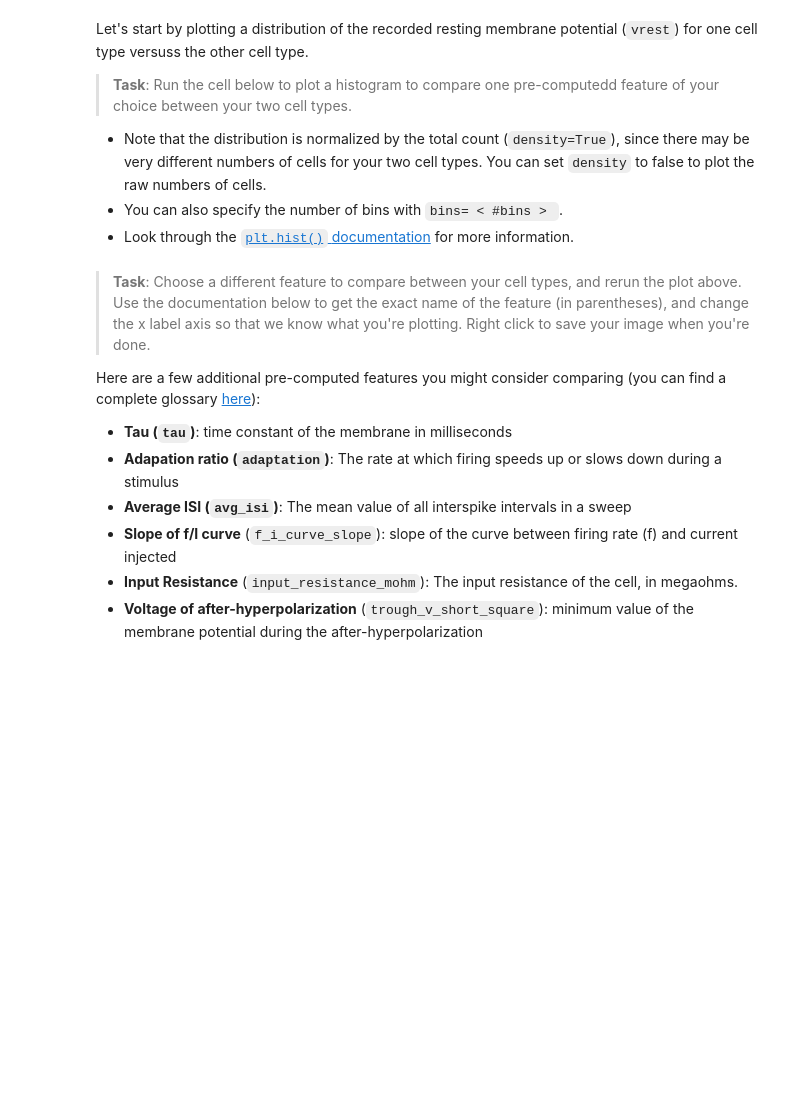
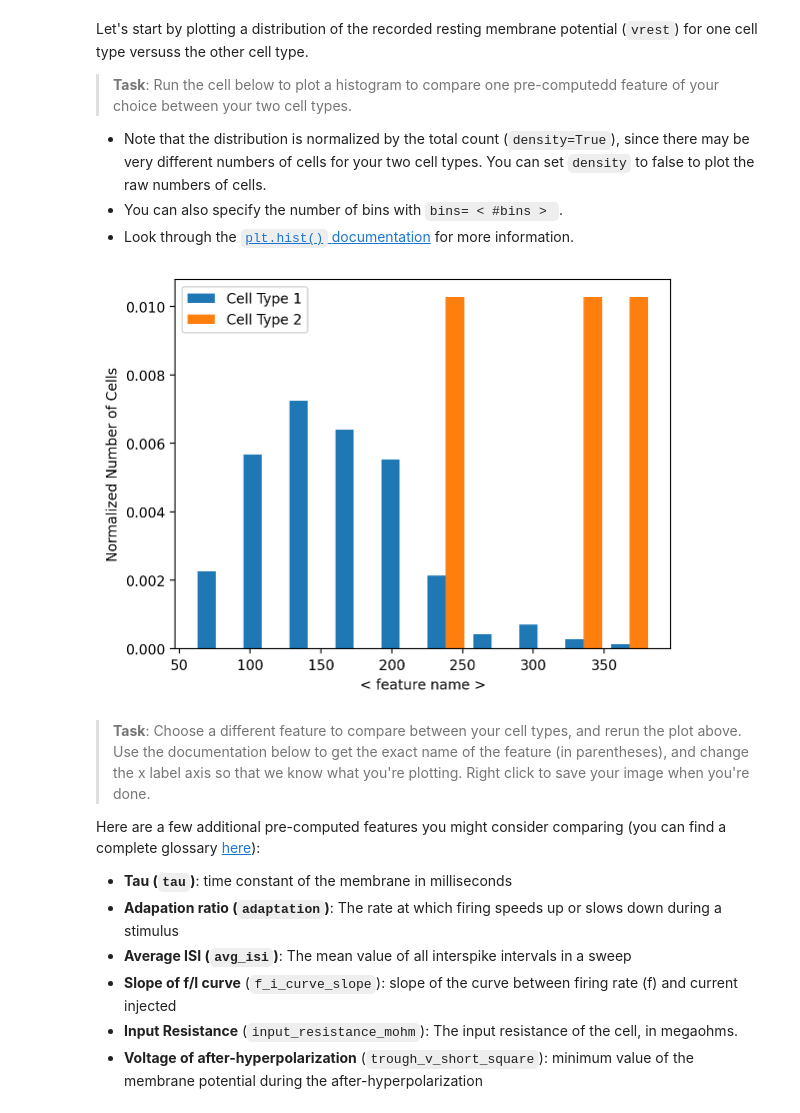
Before and after one commit to holliwood8/cogs138_notebooks, a Jupyter notebook: lecture_12/CellTypesNotebook-Coding.ipynb, the cells around one changed output. Cells and saved outputs as stored; diff of their text form; code cells hidden in the pictures; blank space fills up the shorter version.

```diff
--- a/lecture_12/CellTypesNotebook-Coding.ipynb
+++ b/lecture_12/CellTypesNotebook-Coding.ipynb
@@ -323,6 +389,6 @@ Let's get out of the action potential weeds a bit. What if we want to know a big
 >**Task**: Assign `column_name` below to the name of your column to see the unique values in that column. Make sure your column is a **string**, in other words, it should be in single  quotes.
 # %%
 # Define your column name below
-column_name = ...
+column_name = 'transgenic_line'
 
 print(full_dataframe[column_name].unique())
@@ -330,8 +408,8 @@ print(full_dataframe[column_name].unique())
 > Using the possible values in your column, create two separate dataframes by **subsetting** the dataframe below. Assign `celltype_1` and `celltype_2` to the names of your cell types, for example 'spiny' and 'aspiny'. Make sure your cell type names are in quotes (they should be strings) and *exactly* match what is found in the dataframe.
 # %%
 # Define your cell type variables below
-celltype_1 = ...
-celltype_2 = ...
+celltype_1 = 'Pvalb-IRES-Cre'
+celltype_2 = 'Slc17a6-IRES-Cre'
 
 celltype_1_df = full_dataframe[full_dataframe[column_name] == celltype_1]
 celltype_2_df = full_dataframe[full_dataframe[column_name] == celltype_2]
@@ -349,17 +430,19 @@ Let's start by plotting a distribution of the recorded resting membrane potentia
 # %%
 plt.figure()
 
 # Change your feature below.
-feature = 'vrest'
+feature = 'input_resistance_mohm'
 
 # Plot the histogram, with density = True
 plt.hist([celltype_1_df[feature],celltype_2_df[feature]],density = True)
 
 # Change the x label below:
 plt.xlabel('< feature name >')
 plt.ylabel('Normalized Number of Cells')
 plt.legend(['Cell Type 1','Cell Type 2'])
 plt.show()
+# %% [output]
+[figure, added]
 # %% [markdown]
 > <b>Task</b>: Choose a different feature to compare between your cell types, and rerun the plot above. Use the documentation below to get the exact name of the feature (in parentheses), and change the x label axis so that we know what you're plotting.  Right click to save your image when you're done.
 
```
Also changed, not shown: parts of 19 cells of this notebook, 11 other files.
